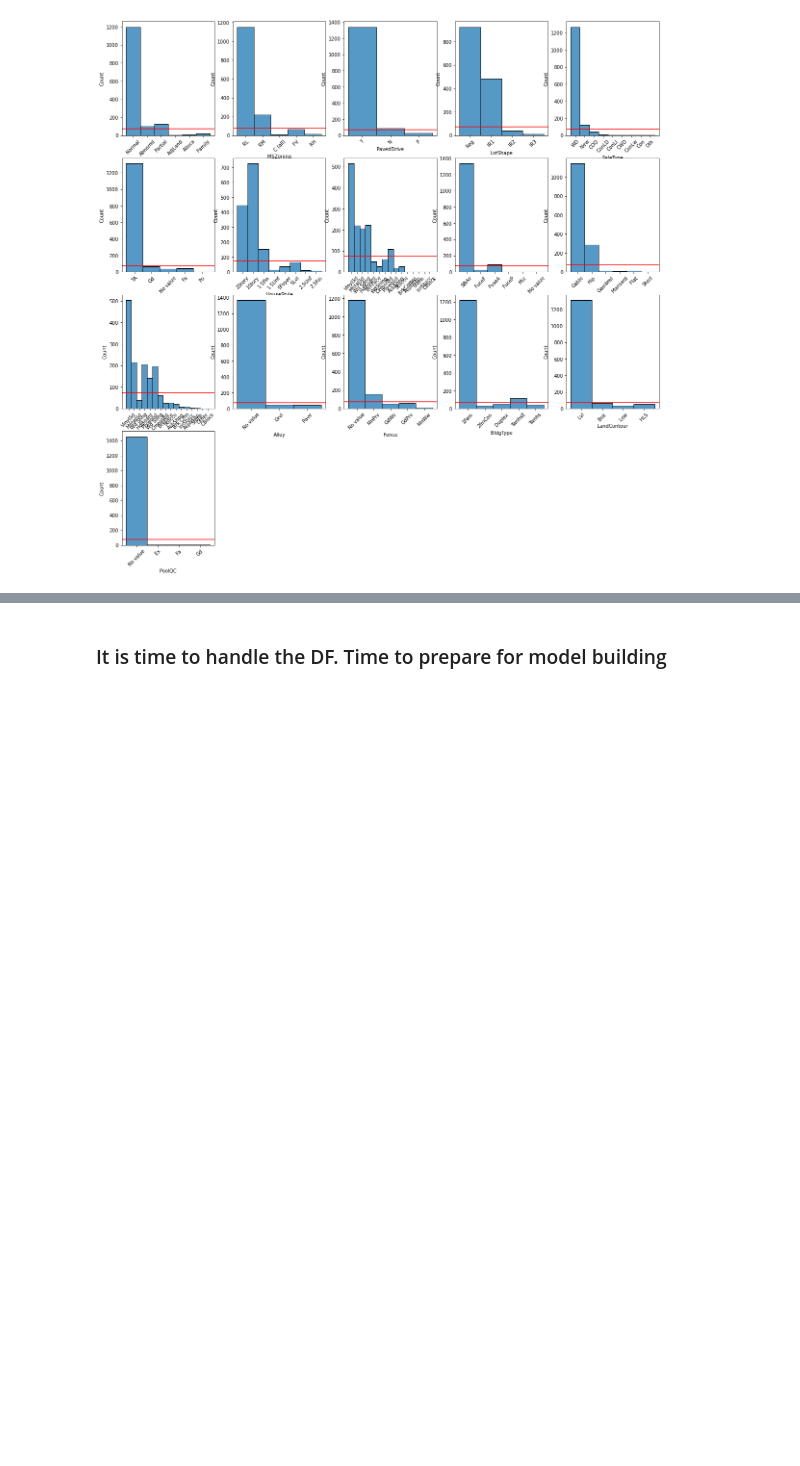
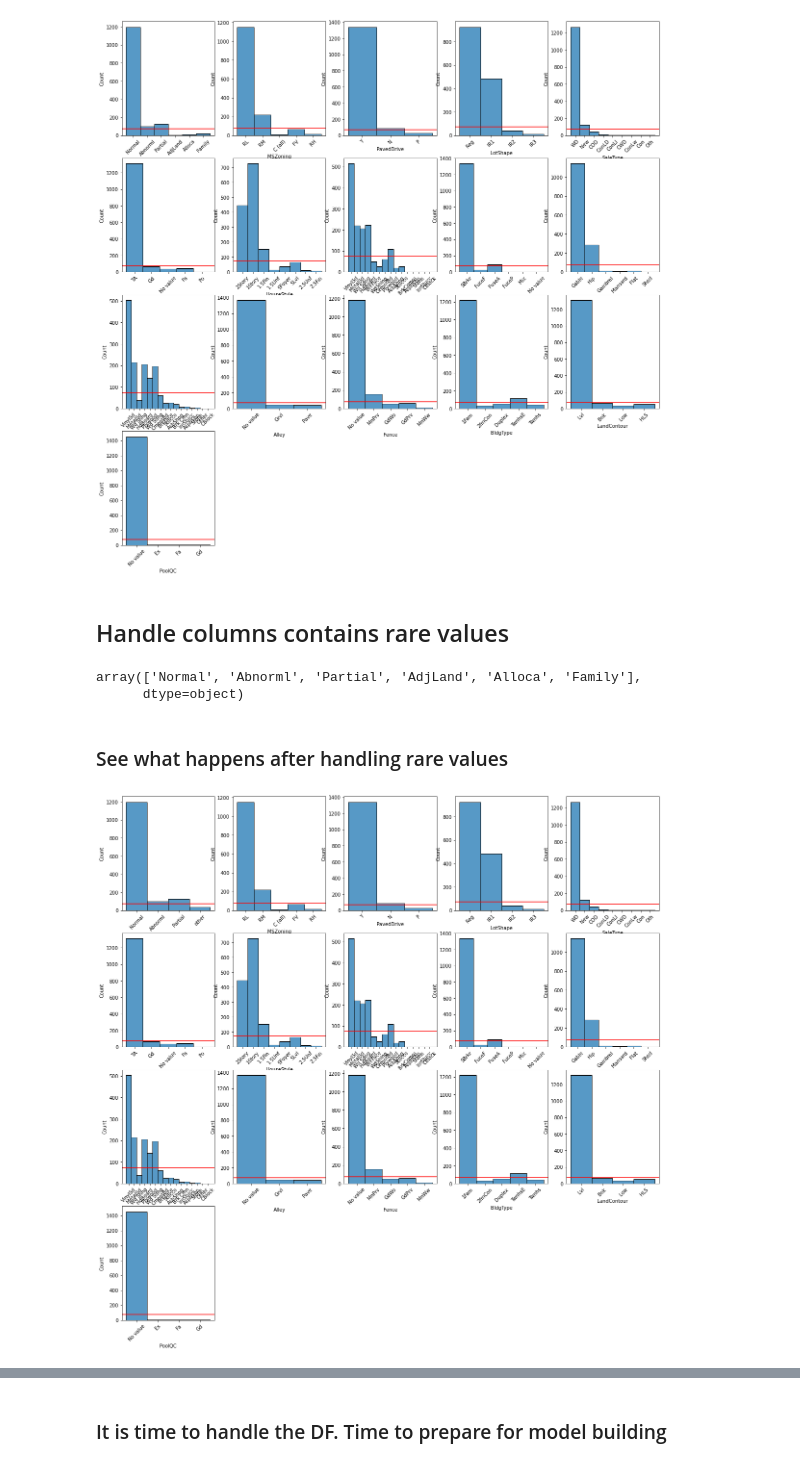
Before and after one commit to Golden-dreamer/kaggle-house, a Jupyter notebook: notebooks/Data exploration.ipynb, the cells around one changed output, grey strips where cells are left out. Saved outputs shown, nothing was run; the diff lists cells and outputs as text; code cells hidden in the pictures; blank space fills up the shorter version.

Commit message:
started to handle rare values

```diff
--- a/notebooks/Data exploration.ipynb
+++ b/notebooks/Data exploration.ipynb
@@ -1272,6 +1272,21 @@ make_boxplots(cols_with_low_F_score, GlobalStrDf)
 make_dist(GlobalStrDf,cols_with_low_F_score)
 # %% [output]
 [figure]
+# %% [markdown]
+## Handle columns contains rare values
+# %%
+GlobalStrDf['SaleCondition'].unique()
+# %% [output]
+array(['Normal', 'Abnorml', 'Partial', 'AdjLand', 'Alloca', 'Family'],
+      dtype=object)
+# %%
+GlobalStrDf['SaleCondition'].replace({'AdjLand' : 'other', 'Alloca' : 'other', 'Family' : 'other'}, inplace=True)
+# %% [markdown]
+### See what happens after handling rare values
+# %%
+make_dist(GlobalStrDf,cols_with_low_F_score)
+# %% [output]
+[figure, added]
 # %%
 newDF = GlobalNewDF.join(GlobalStrDf).join(GlobalNumCatDF)
 # %%
```
Also changed, not shown: parts of 9 cells of this notebook.
